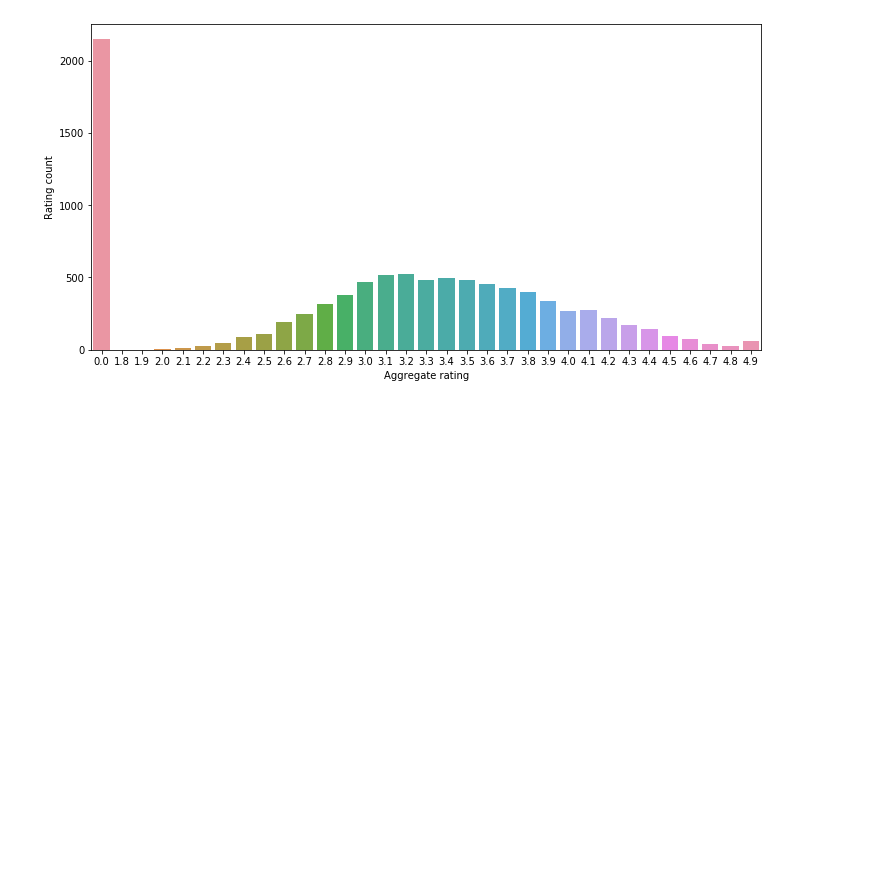
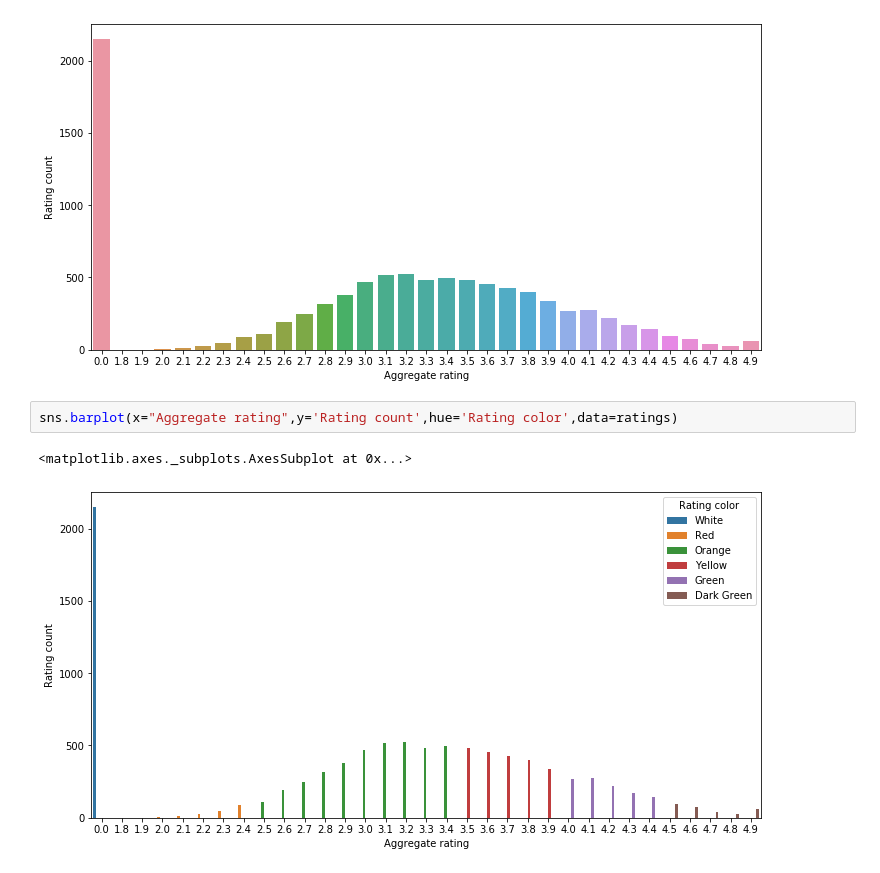
Before and after one commit to siddartha-10/EDA, a Jupyter notebook: EDA.ipynb, the cells around one changed output. Drawn from its saved outputs; the diff is of its cells as text; blank space fills up the shorter version.

```diff
--- a/EDA.ipynb
+++ b/EDA.ipynb
@@ -260,3 +260,8 @@ sns.barplot(x="Aggregate rating",y='Rating count',data=ratings)
 # %% [output]
 <matplotlib.axes._subplots.AxesSubplot at 0x...>
 [figure]
+# %%
+sns.barplot(x="Aggregate rating",y='Rating count',hue='Rating color',data=ratings)
+# %% [output]
+<matplotlib.axes._subplots.AxesSubplot at 0x...>
+[figure, added]
```
Also changed, not shown: parts of 18 cells of this notebook.
